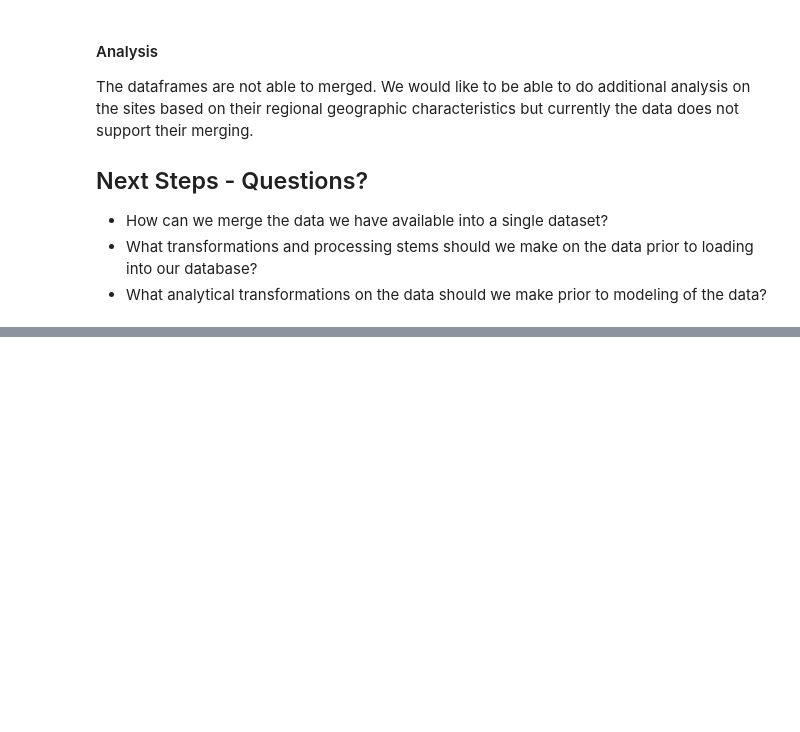
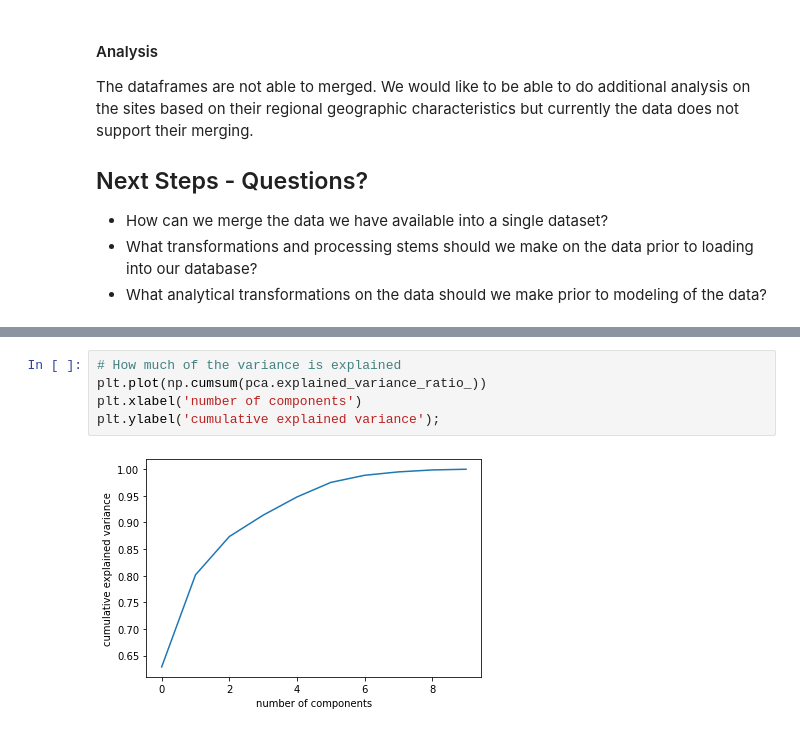
Before and after one commit to Ayiti-Analytics/usaid_foecasting_challenge, a Jupyter notebook: Create Analytical Dataset.ipynb, the cells around one changed output, grey strips where cells are left out. Saved outputs shown, nothing was run; the diff lists cells and outputs as text; blank space fills up the shorter version.

```diff
--- a/Create Analytical Dataset.ipynb
+++ b/Create Analytical Dataset.ipynb
@@ -406,0 +563,7 @@ Automatically created module for IPython interactive environment
+# %%
+# How much of the variance is explained
+plt.plot(np.cumsum(pca.explained_variance_ratio_))
+plt.xlabel('number of components')
+plt.ylabel('cumulative explained variance');
+# %% [output]
+[figure, added]
```
Also changed, not shown: parts of 38 cells of this notebook.
